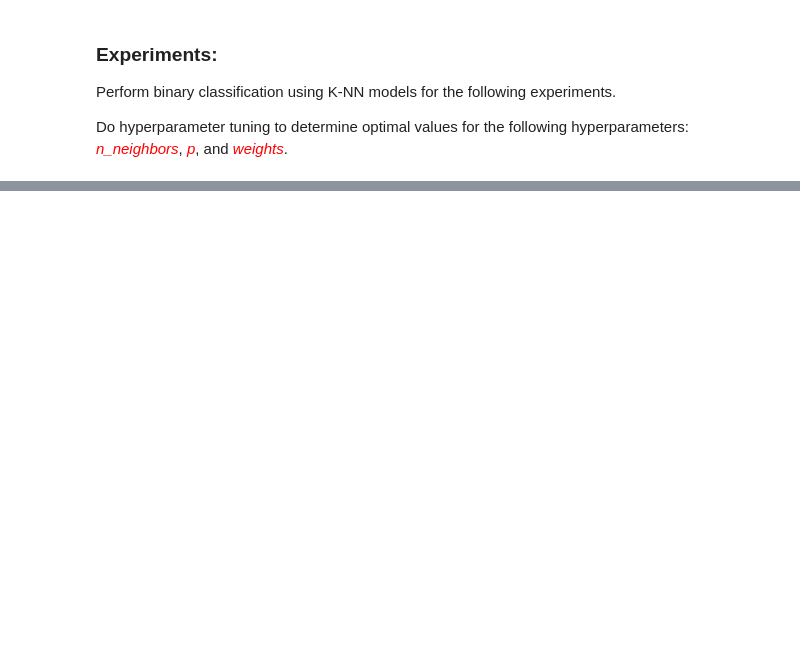
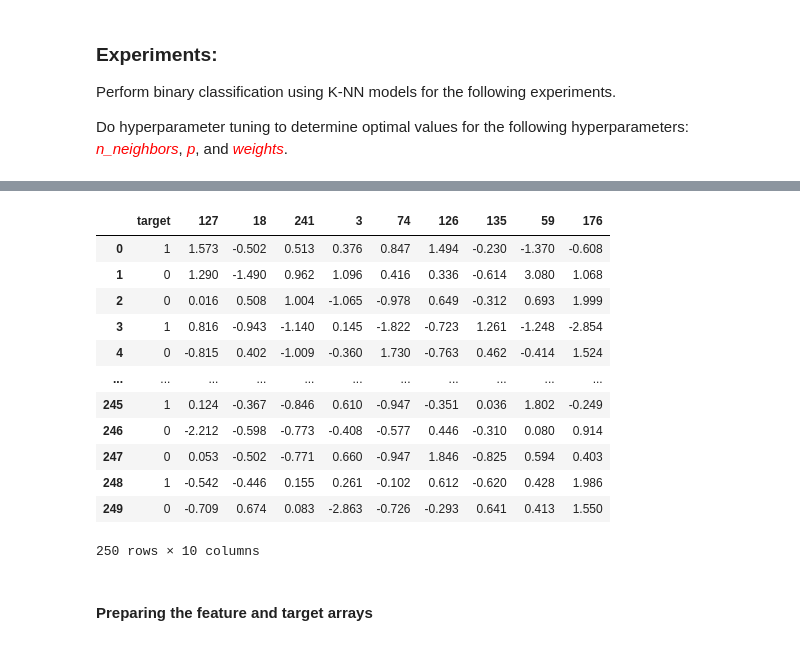
Before and after one commit to chiasinL/Practical_Machine_Learning, a Jupyter notebook: assignment1/Liew_assignment1.ipynb, the cells around one changed output, grey strips where cells are left out. Saved outputs shown, nothing was run; the diff lists cells and outputs as text; code cells hidden in the pictures; blank space fills up the shorter version.

```diff
--- a/assignment1/Liew_assignment1.ipynb
+++ b/assignment1/Liew_assignment1.ipynb
@@ -138,0 +345,6 @@ Do hyperparameter tuning to determine optimal values for the following hyperpara
+# %%
+corr_threshold = 0.15
+
+# Get values of Pearson correlation coefficient
+feature_corr = df.corr()['target'].sort_values(ascending=False)
+print(feature_corr.to_string())
@@ -138,0 +386,23 @@ Do hyperparameter tuning to determine optimal values for the following hyperpara
+# %%
+# filter by threshold and drop highly correlated features
+retained_features = feature_corr[feature_corr.abs() >= corr_threshold].drop(labels=['69', '16'])
+
+# Subset columns/features
+df_sub = df.loc[:, retained_features.index.to_list()]
+df_sub
+# %% [output]
+|  | target | 127 | 18 | 241 | 3 | 74 | 126 | 135 | 59 | 176 |
+| 0 | 1 | 1.573 | -0.502 | 0.513 | 0.376 | 0.847 | 1.494 | -0.230 | -1.370 | -0.608 |
+| 1 | 0 | 1.290 | -1.490 | 0.962 | 1.096 | 0.416 | 0.336 | -0.614 | 3.080 | 1.068 |
+| 2 | 0 | 0.016 | 0.508 | 1.004 | -1.065 | -0.978 | 0.649 | -0.312 | 0.693 | 1.999 |
+| 3 | 1 | 0.816 | -0.943 | -1.140 | 0.145 | -1.822 | -0.723 | 1.261 | -1.248 | -2.854 |
+| 4 | 0 | -0.815 | 0.402 | -1.009 | -0.360 | 1.730 | -0.763 | 0.462 | -0.414 | 1.524 |
+| ... | ... | ... | ... | ... | ... | ... | ... | ... | ... | ... |
+| 245 | 1 | 0.124 | -0.367 | -0.846 | 0.610 | -0.947 | -0.351 | 0.036 | 1.802 | -0.249 |
+| 246 | 0 | -2.212 | -0.598 | -0.773 | -0.408 | -0.577 | 0.446 | -0.310 | 0.080 | 0.914 |
+| 247 | 0 | 0.053 | -0.502 | -0.771 | 0.660 | -0.947 | 1.846 | -0.825 | 0.594 | 0.403 |
+| 248 | 1 | -0.542 | -0.446 | 0.155 | 0.261 | -0.102 | 0.612 | -0.620 | 0.428 | 1.986 |
+| 249 | 0 | -0.709 | 0.674 | 0.083 | -2.863 | -0.726 | -0.293 | 0.641 | 0.413 | 1.550 |
+250 rows × 10 columns
+# %% [markdown]
+#### **Preparing the feature and target arrays**
```
Also changed, not shown: parts of 68 cells of this notebook, 7 other files.
